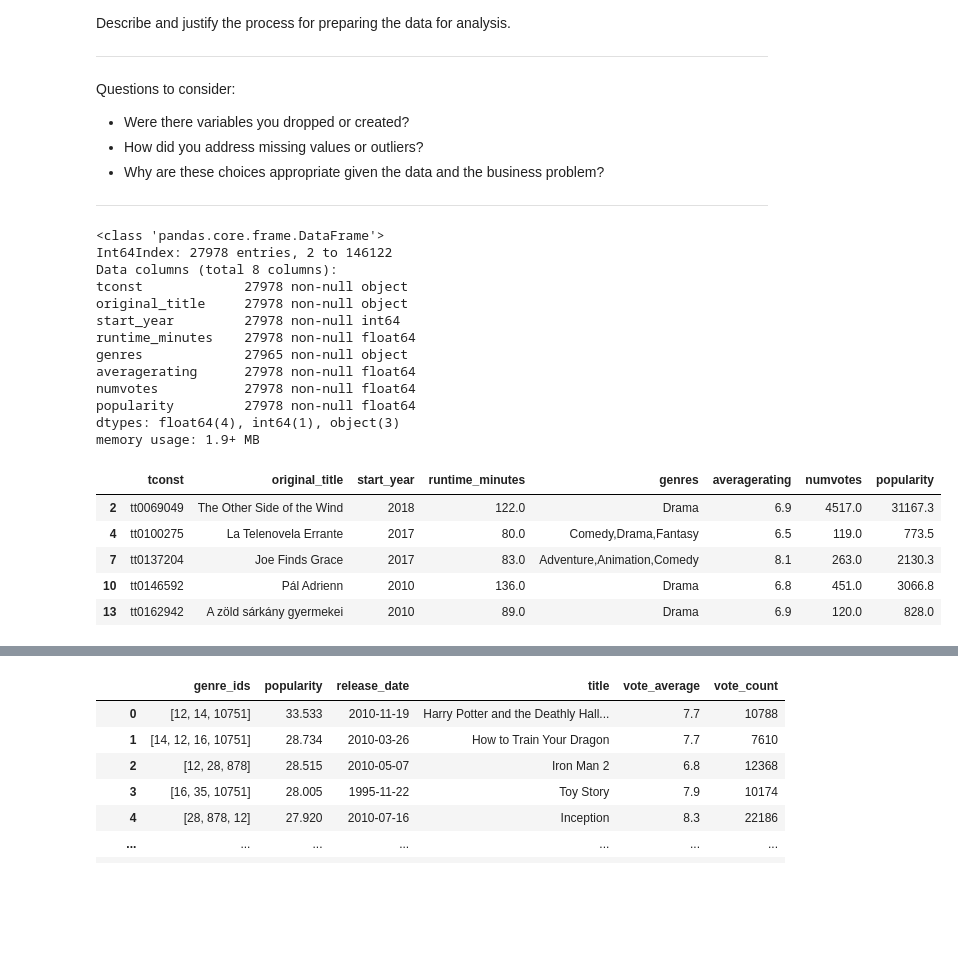
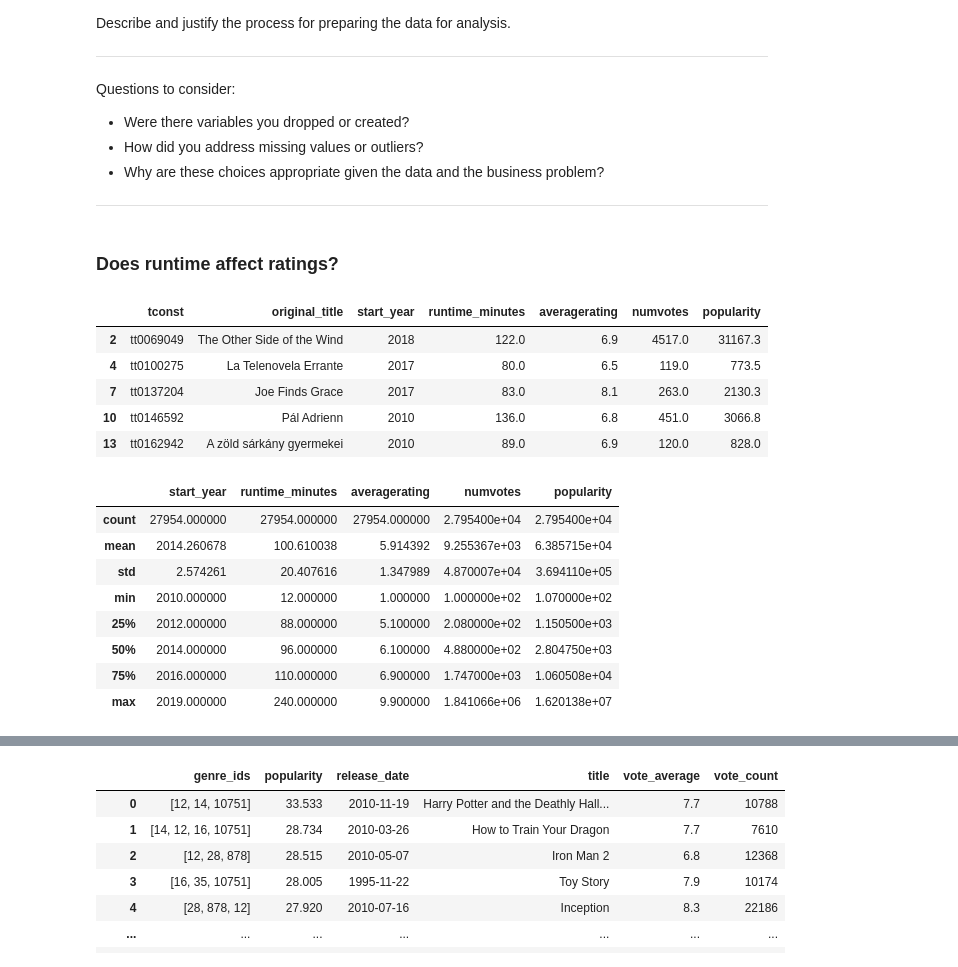
Before and after one commit to lilisbeit/Microsoft-Movies-Project, a Jupyter notebook: Microsoft-Movies-Notebook.ipynb, the cells around one changed output, grey strips where cells are left out. Saved outputs shown, nothing was run; the diff lists cells and outputs as text; code cells hidden in the pictures; blank space fills up the shorter version.

```diff
--- a/Microsoft-Movies-Notebook.ipynb
+++ b/Microsoft-Movies-Notebook.ipynb
@@ -325,40 +325,47 @@ Questions to consider:
 * How did you address missing values or outliers?
 * Why are these choices appropriate given the data and the business problem?
 ***
+# %% [markdown]
+### Does runtime affect ratings?
 # %%
-# create ratings vs runtime df
+# create runtime vs ratings df
 runtime_ratings_df = imdb_title_basics_df.merge(imdb_title_ratings_df,how='left', on='tconst')
-runtime_ratings_df.drop(columns='primary_title', inplace=True)
+
+#drop unnecessary columns
+runtime_ratings_df.drop(columns=['primary_title','genres'], inplace=True)
 
 # drop rows with no ratings or runtime
 runtime_ratings_df.dropna(subset=['averagerating','runtime_minutes'], inplace=True)
 
 #drop rows with number of votes < 100
 runtime_ratings_df = runtime_ratings_df.loc[runtime_ratings_df['numvotes'] >= 100]
 
-#add Popularity column (product of averagerating and numvotes)
+#add Popularity column (product of 'averagerating' and 'numvotes')
 runtime_ratings_df['popularity'] = (runtime_ratings_df['averagerating'])*runtime_ratings_df['numvotes']
 
-runtime_ratings_df.info()
+# runtime_ratings_df.info()
 # runtime_ratings_df.describe()
 runtime_ratings_df.head()
 # %% [output]
-<class 'pandas.core.frame.DataFrame'>
-Int64Index: 27978 entries, 2 to 146122
-Data columns (total 8 columns):
-tconst             27978 non-null object
-original_title     27978 non-null object
-start_year         27978 non-null int64
-runtime_minutes    27978 non-null float64
-genres             27965 non-null object
-averagerating      27978 non-null float64
-numvotes           27978 non-null float64
-popularity         27978 non-null float64
-dtypes: float64(4), int64(1), object(3)
-memory usage: 1.9+ MB
-|  | tconst | original_title | start_year | runtime_minutes | genres | averagerating | numvotes | popularity |
-| 2 | tt0069049 | The Other Side of the Wind | 2018 | 122.0 | Drama | 6.9 | 4517.0 | 31167.3 |
-| 4 | tt0100275 | La Telenovela Errante | 2017 | 80.0 | Comedy,Drama,Fantasy | 6.5 | 119.0 | 773.5 |
-| 7 | tt0137204 | Joe Finds Grace | 2017 | 83.0 | Adventure,Animation,Comedy | 8.1 | 263.0 | 2130.3 |
-| 10 | tt0146592 | Pál Adrienn | 2010 | 136.0 | Drama | 6.8 | 451.0 | 3066.8 |
-| 13 | tt0162942 | A zöld sárkány gyermekei | 2010 | 89.0 | Drama | 6.9 | 120.0 | 828.0 |
+|  | tconst | original_title | start_year | runtime_minutes | averagerating | numvotes | popularity |
+| 2 | tt0069049 | The Other Side of the Wind | 2018 | 122.0 | 6.9 | 4517.0 | 31167.3 |
+| 4 | tt0100275 | La Telenovela Errante | 2017 | 80.0 | 6.5 | 119.0 | 773.5 |
+| 7 | tt0137204 | Joe Finds Grace | 2017 | 83.0 | 8.1 | 263.0 | 2130.3 |
+| 10 | tt0146592 | Pál Adrienn | 2010 | 136.0 | 6.8 | 451.0 | 3066.8 |
+| 13 | tt0162942 | A zöld sárkány gyermekei | 2010 | 89.0 | 6.9 | 120.0 | 828.0 |
+# %%
+# runtime vs ratings table - clean the data
+# a few movies have runtime over 4 hours - drop these
+
+runtime_ratings_df = runtime_ratings_df.loc[runtime_ratings_df['runtime_minutes'] <= 240]
+runtime_ratings_df.describe()
+# %% [output]
+|  | start_year | runtime_minutes | averagerating | numvotes | popularity |
+| count | 27954.000000 | 27954.000000 | 27954.000000 | 2.795400e+04 | 2.795400e+04 |
+| mean | 2014.260678 | 100.610038 | 5.914392 | 9.255367e+03 | 6.385715e+04 |
+| std | 2.574261 | 20.407616 | 1.347989 | 4.870007e+04 | 3.694110e+05 |
+| min | 2010.000000 | 12.000000 | 1.000000 | 1.000000e+02 | 1.070000e+02 |
+| 25% | 2012.000000 | 88.000000 | 5.100000 | 2.080000e+02 | 1.150500e+03 |
+| 50% | 2014.000000 | 96.000000 | 6.100000 | 4.880000e+02 | 2.804750e+03 |
+| 75% | 2016.000000 | 110.000000 | 6.900000 | 1.747000e+03 | 1.060508e+04 |
+| max | 2019.000000 | 240.000000 | 9.900000 | 1.841066e+06 | 1.620138e+07 |
```
Also changed, not shown: parts of 12 cells of this notebook.
